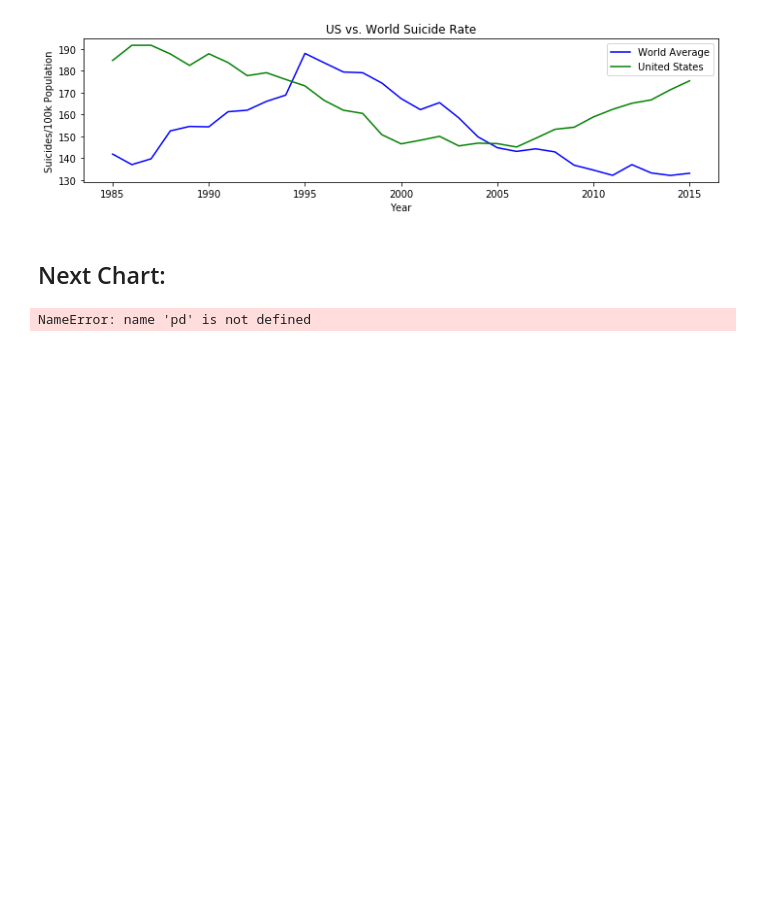
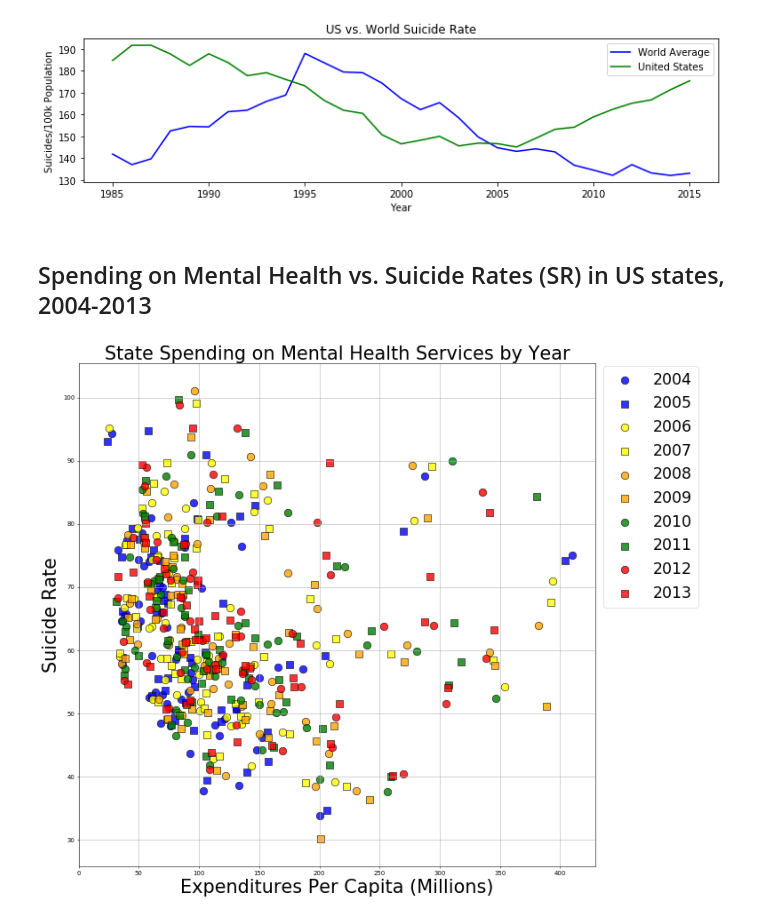
Before and after one commit to aeclaman/Project1, a Jupyter notebook: notebooks/graphs.ipynb, the cells around one changed output. Cells and saved outputs as stored; diff of their text form; code cells hidden in the pictures; blank space fills up the shorter version.

```diff
--- a/notebooks/graphs.ipynb
+++ b/notebooks/graphs.ipynb
@@ -32,6 +35,7 @@ output_us_suicide_vs_age = "../Images/us_suicide_vs_age_line.png"
 output_facilities_vs_pop = "../Images/mh_facilities_vs_population.png"
 path_out_internat = os.path.join("..", "Images", "internat_suic_sorted.png")
 output_us_avg_vs_world_avg = "../Images/us_vs_world_line.png"
+output_expenditure_scatter = "../Images/State_Spending_Affects_On_Mental_Health.png"
 # %% [markdown]
 ## Bar Chart: US Suicide Rates by State
 # %%
@@ -388,8 +392,8 @@ fig.savefig(output_us_avg_vs_world_avg)
 plt.show()
 # %% [output]
 [figure]
-# %% [markdown]
-## Next Chart:
+# %% [markdown]
+## Spending on Mental Health vs. Suicide Rates (SR) in US states, 2004-2013
 # %%
 ourExpenditure_df = pd.read_csv(Expenditure_file)
 suicide_df = pd.read_csv(suicide_file)
@@ -407,47 +411,49 @@ Expenditures_2011 = ourExpenditure_df['FY2011__SMHA Expenditures Per Capita']
 Expenditures_2012 = ourExpenditure_df['FY2012__SMHA Expenditures Per Capita']
 Expenditures_2013 = ourExpenditure_df['FY2013__SMHA Expenditures Per Capita']
 
+ourfiltered_suicide_df  = suicide_df[['stateName','2004suic', '2005suic', '2006suic', '2007suic', '2008suic', '2009suic', '2010suic', '2011suic', '2012suic', '2013suic']]
+ourfiltered_suicide_df
 
-suicide_rate_2004 = ourfiltered_suicide_df ['2004suic']
-suicide_rate_2005 = ourfiltered_suicide_df ['2005suic']
-suicide_rate_2006 = ourfiltered_suicide_df ['2006suic']
-suicide_rate_2007 = ourfiltered_suicide_df ['2007suic']
-suicide_rate_2008 = ourfiltered_suicide_df ['2008suic']
-suicide_rate_2009 = ourfiltered_suicide_df ['2009suic']
-suicide_rate_2010 = ourfiltered_suicide_df ['2010suic']
-suicide_rate_2011 = ourfiltered_suicide_df ['2011suic']
-suicide_rate_2012 = ourfiltered_suicide_df ['2012suic']
-suicide_rate_2013 = ourfiltered_suicide_df ['2013suic']
+suicide_rate_2004 = ourfiltered_suicide_df['2004suic']
+suicide_rate_2005 = ourfiltered_suicide_df['2005suic']
+suicide_rate_2006 = ourfiltered_suicide_df['2006suic']
+suicide_rate_2007 = ourfiltered_suicide_df['2007suic']
+suicide_rate_2008 = ourfiltered_suicide_df['2008suic']
+suicide_rate_2009 = ourfiltered_suicide_df['2009suic']
+suicide_rate_2010 = ourfiltered_suicide_df['2010suic']
+suicide_rate_2011 = ourfiltered_suicide_df['2011suic']
+suicide_rate_2012 = ourfiltered_suicide_df['2012suic']
+suicide_rate_2013 = ourfiltered_suicide_df['2013suic']
 
 plt.figure(figsize=(15,15), dpi=50)
 
 
 scatter_2004 = plt.scatter(Expenditures_2004,suicide_rate_2004, s= 150, marker= "o", facecolors="blue", edgecolors="black", alpha=.8)
 scatter_2005 = plt.scatter(Expenditures_2005, suicide_rate_2005,s= 150, marker= "s", facecolors="blue", edgecolors="black", alpha=.8)
 scatter_2006 = plt.scatter(Expenditures_2006, suicide_rate_2006,s= 150, marker= "o", facecolors="yellow", edgecolors="black", alpha=.8)
 scatter_2007 = plt.scatter(Expenditures_2007, suicide_rate_2007,s= 150, marker= "s", facecolors="yellow", edgecolors="black", alpha=.8)
 scatter_2008 = plt.scatter(Expenditures_2008, suicide_rate_2008,s= 150, marker= "o", facecolors="orange", edgecolors="black", alpha=.8)
 scatter_2009 = plt.scatter(Expenditures_2009, suicide_rate_2009,s= 150, marker= "s", facecolors="orange", edgecolors="black", alpha=.8)
 scatter_2010 = plt.scatter(Expenditures_2010, suicide_rate_2010,s= 150, marker= "o", facecolors="green", edgecolors="black", alpha=.8)
 scatter_2011 = plt.scatter(Expenditures_2011, suicide_rate_2011,s= 150, marker= "s", facecolors="green", edgecolors="black", alpha=.8)
 scatter_2012 = plt.scatter(Expenditures_2012, suicide_rate_2012,s= 150, marker= "o", facecolors="red", edgecolors="black", alpha=.8)
 scatter_2013 = plt.scatter(Expenditures_2013, suicide_rate_2013,s= 150, marker= "s", facecolors="red", edgecolors="black", alpha=.8)
 
 
 
 plt.title("State Spending on Mental Health Services by Year", fontsize = 30)
 plt.xlabel("Expenditures Per Capita (Millions)", fontsize=30)
 plt.ylabel("Suicide Rate", fontsize = 30)
 plt.grid()
 
 
 
 plt.legend((scatter_2004, scatter_2005, scatter_2006,scatter_2007,scatter_2008,scatter_2009, scatter_2010,scatter_2011,scatter_2012,scatter_2013),
            ('2004', '2005', '2006','2007','2008', '2009', '2010', '2011','2012','2013'), loc ='lower left', bbox_to_anchor=(1, 0.5),
            scatterpoints= 1,fontsize=25)
 # Save Figure
-plt.savefig("../Images/State_Spending_Affects_On_Mental_Health.png")
+plt.savefig(output_expenditure_scatter)
 
 plt.show()
 # %% [output]
-NameError: name 'pd' is not defined
+[figure, added]
```
Also changed, not shown: parts of 1 cell of this notebook, 5 other files.
